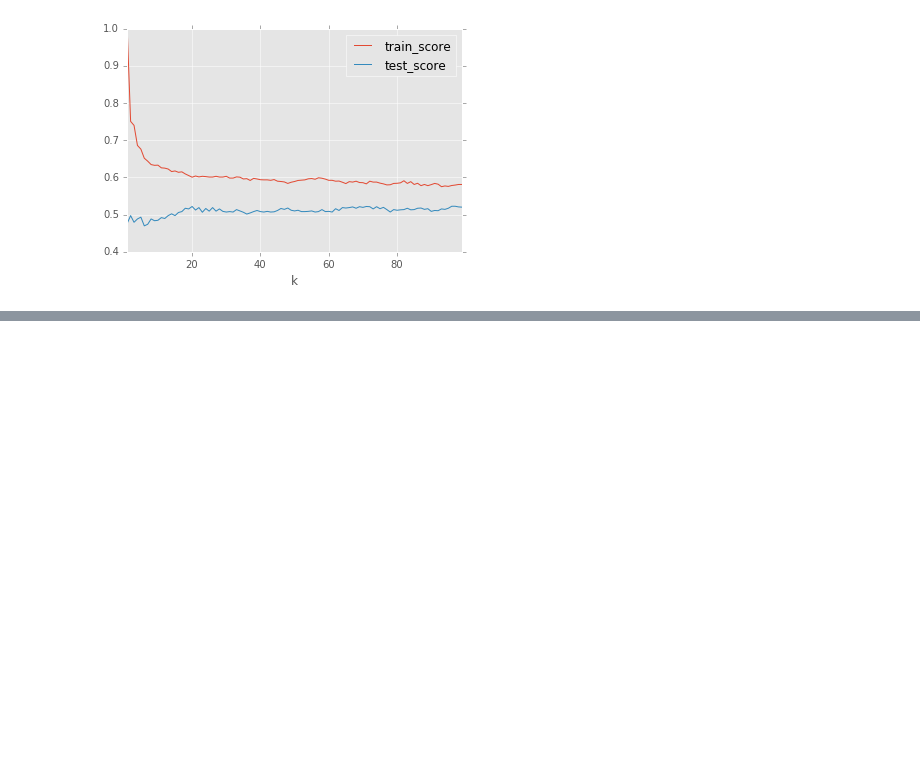
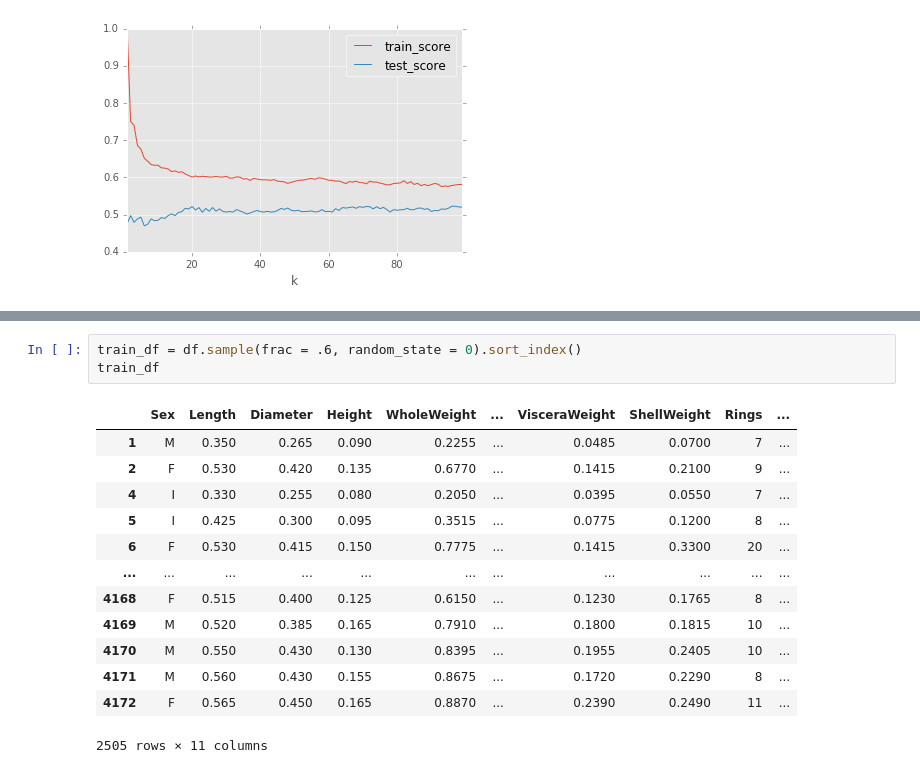
Before and after one commit to awburke/DS-SF-27, a Jupyter notebook: classes/10/Untitled Folder/Class 9_Abalone.ipynb, the cells around one changed output, grey strips where cells are left out. Cells and saved outputs as stored; diff of their text form; blank space fills up the shorter version.

```diff
--- a/classes/10/Untitled Folder/Class 9_Abalone.ipynb
+++ b/classes/10/Untitled Folder/Class 9_Abalone.ipynb
@@ -179,0 +268,17 @@ score_df.set_index('k').plot()
+# %%
+train_df = df.sample(frac = .6, random_state = 0).sort_index()
+train_df
+# %% [output]
+|  | Sex | Length | Diameter | Height | WholeWeight | ... | VisceraWeight | ShellWeight | Rings | ... |
+| 1 | M | 0.350 | 0.265 | 0.090 | 0.2255 | ... | 0.0485 | 0.0700 | 7 | ... |
+| 2 | F | 0.530 | 0.420 | 0.135 | 0.6770 | ... | 0.1415 | 0.2100 | 9 | ... |
+| 4 | I | 0.330 | 0.255 | 0.080 | 0.2050 | ... | 0.0395 | 0.0550 | 7 | ... |
+| 5 | I | 0.425 | 0.300 | 0.095 | 0.3515 | ... | 0.0775 | 0.1200 | 8 | ... |
+| 6 | F | 0.530 | 0.415 | 0.150 | 0.7775 | ... | 0.1415 | 0.3300 | 20 | ... |
+| ... | ... | ... | ... | ... | ... | ... | ... | ... | ... | ... |
+| 4168 | F | 0.515 | 0.400 | 0.125 | 0.6150 | ... | 0.1230 | 0.1765 | 8 | ... |
+| 4169 | M | 0.520 | 0.385 | 0.165 | 0.7910 | ... | 0.1800 | 0.1815 | 10 | ... |
+| 4170 | M | 0.550 | 0.430 | 0.130 | 0.8395 | ... | 0.1955 | 0.2405 | 10 | ... |
+| 4171 | M | 0.560 | 0.430 | 0.155 | 0.8675 | ... | 0.1720 | 0.2290 | 8 | ... |
+| 4172 | F | 0.565 | 0.450 | 0.165 | 0.8870 | ... | 0.2390 | 0.2490 | 11 | ... |
+2505 rows × 11 columns
```
Also changed, not shown: parts of 9 cells of this notebook.
